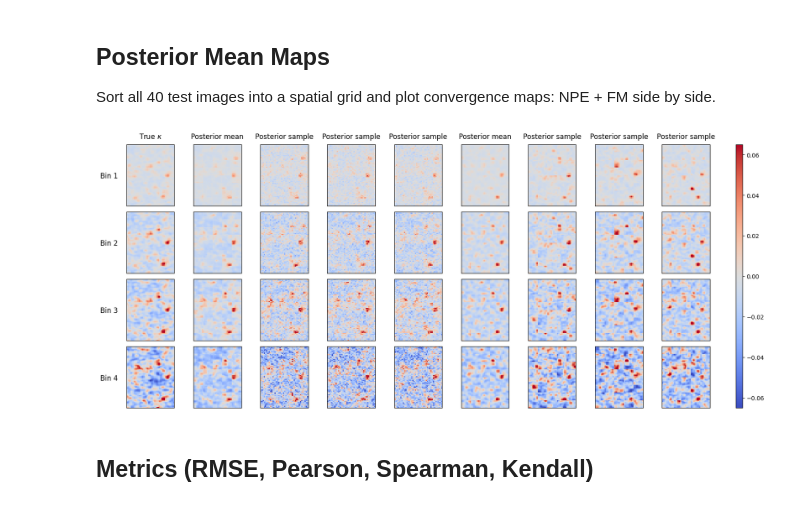
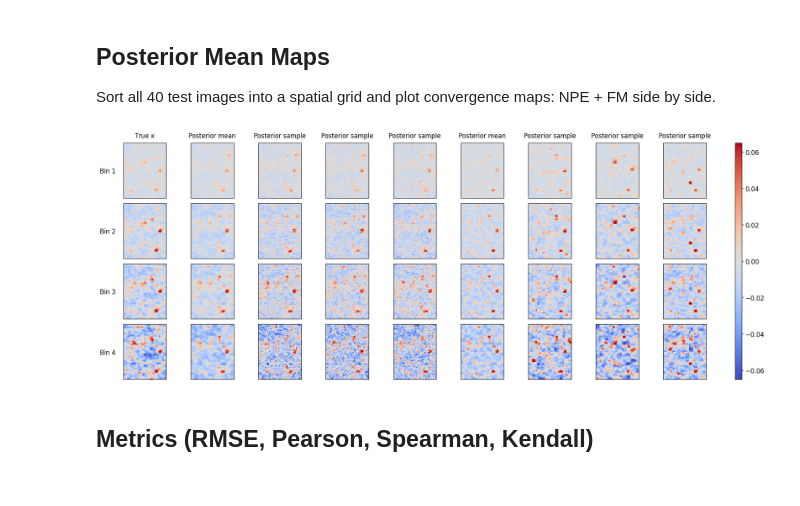
Before and after one commit to prob-ml/blissWL, a Jupyter notebook: images_to_maps/dc2/results/flowmatching.ipynb, the cells around one changed output. Drawn from its saved outputs; the diff is of its cells as text; code cells hidden in the pictures.

Commit message:
DC2 flow matching plot aesthetics

```diff
--- a/images_to_maps/dc2/results/flowmatching.ipynb
+++ b/images_to_maps/dc2/results/flowmatching.ipynb
@@ -304,13 +304,13 @@ extent = [
 vmin = -0.065
 vmax = 0.065
 fontsize = 12
-ticklabelsize = 10
+ticklabelsize = 12
 interpolation = "none"
 
 torch.manual_seed(42)
 fm_sample_idx = torch.randint(0, num_samples_per_image, [3])
 
-fig, ax = plt.subplots(num_bins, 9, figsize=(16, 7))
+fig, ax = plt.subplots(num_bins, 9, figsize=(18, 7))
 
 for b in range(num_bins):
     # True
@@ -331,34 +331,34 @@ for b in range(num_bins):
         tmp = ax[b, 6 + s].imshow(fm_conv_pred_sorted[..., b, fm_sample_idx[s]].cpu(), extent=extent, origin="lower",
                                   interpolation=interpolation, vmin=vmin, vmax=vmax, cmap="coolwarm")
 
 _ = ax[0, 0].set_title(r"True $\kappa$", fontsize=fontsize, pad=10)
 _ = ax[0, 1].set_title("Posterior mean", fontsize=fontsize, pad=10)
 _ = ax[0, 2].set_title("Posterior sample", fontsize=fontsize, pad=10)
 _ = ax[0, 3].set_title("Posterior sample", fontsize=fontsize, pad=10)
 _ = ax[0, 4].set_title("Posterior sample", fontsize=fontsize, pad=10)
 _ = ax[0, 5].set_title("Posterior mean", fontsize=fontsize, pad=10)
 _ = ax[0, 6].set_title("Posterior sample", fontsize=fontsize, pad=10)
 _ = ax[0, 7].set_title("Posterior sample", fontsize=fontsize, pad=10)
 _ = ax[0, 8].set_title("Posterior sample", fontsize=fontsize, pad=10)
 
 for b in range(num_bins):
     _ = ax[b, 0].set_ylabel(f"Bin {b + 1}", fontsize=fontsize, rotation=0, labelpad=30, y=0.425)
 
 fig.subplots_adjust(right=0.95)
 cbar_ax = fig.add_axes([0.975, 0.05, 0.01, 0.9])
 cbar_ax.tick_params(labelsize=ticklabelsize)
 fig.colorbar(tmp, cax=cbar_ax)
 
 fig.subplots_adjust(left=0.05, right=0.95, top=0.95, bottom=0.05, wspace=0.01, hspace=0.1)
 
 for a in ax.flat:
     a.set_xticks([])
     a.set_yticks([])
 
 fig.savefig("figures/posteriormeanconvergencemaps_npe_fm.png",
             dpi=600, transparent=True, bbox_inches="tight", pad_inches=0)
 # %% [output]
-[figure, old version]
+[figure, new version]
 # %% [markdown]
 ## Metrics (RMSE, Pearson, Spearman, Kendall)
 # %%
```
Also changed, not shown: parts of 3 cells of this notebook.
